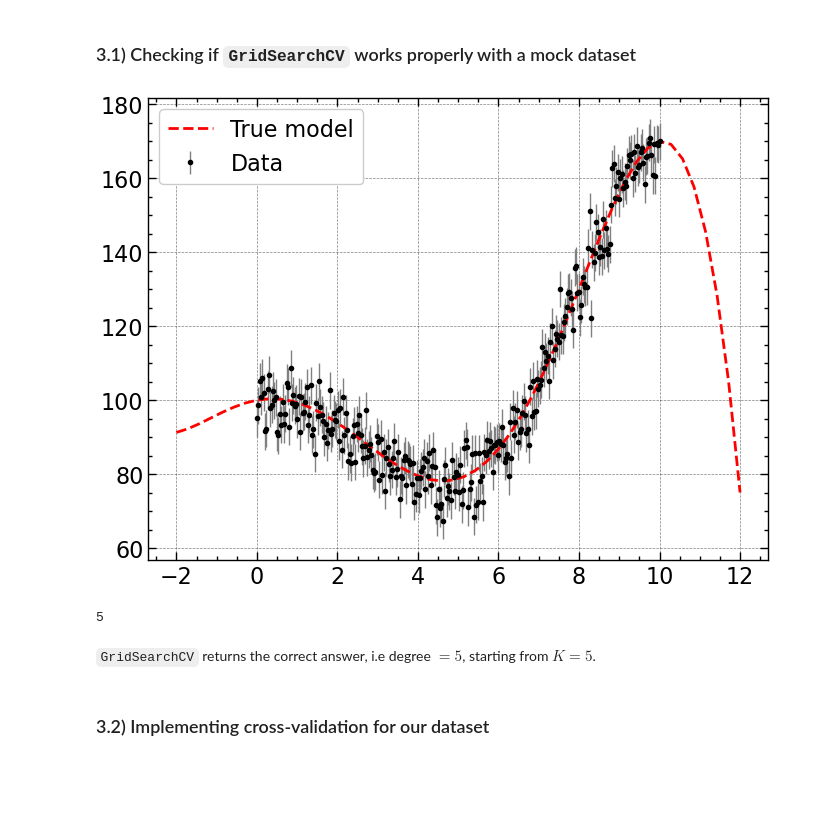
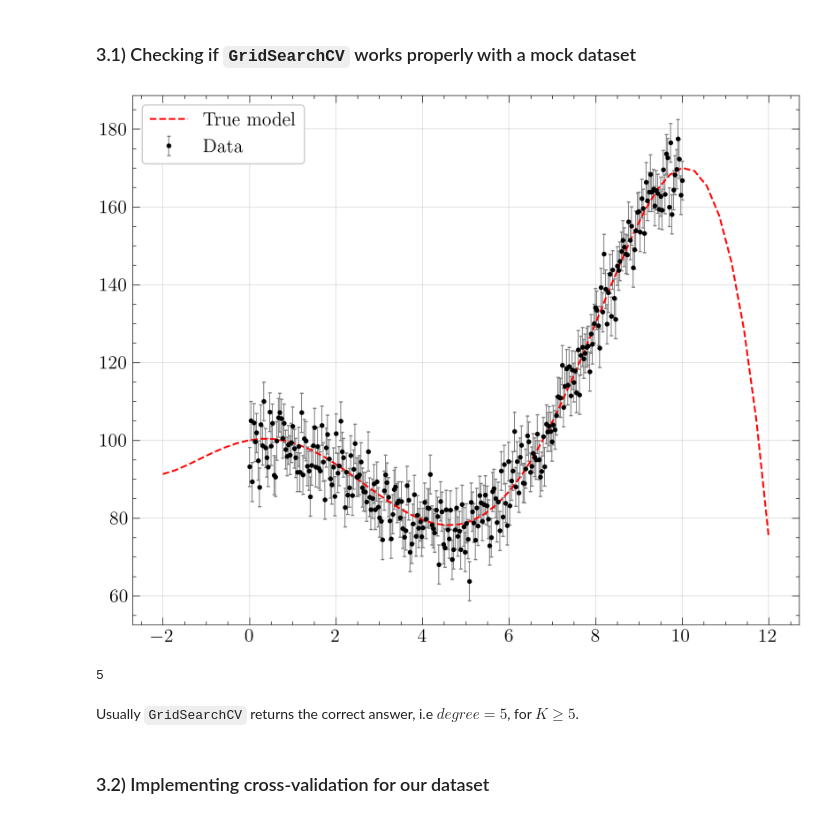
Before and after one commit to M-Bianchi/astrostatistics_bicocca_2024, a Jupyter notebook: working/W15_supernovae.ipynb, the cells around one changed output. Drawn from its saved outputs; the diff is of its cells as text; code cells hidden in the pictures; blank space fills up the shorter version.

```diff
--- a/working/W15_supernovae.ipynb
+++ b/working/W15_supernovae.ipynb
@@ -1,14 +1,19 @@
 # %%
 import numpy as np
 import matplotlib.pyplot as plt
+from sklearn.model_selection import GridSearchCV
 from sklearn.linear_model import LinearRegression
 from astroML.linear_model import PolynomialRegression
-from sklearn.model_selection import GridSearchCV
+from astroML.linear_model import BasisFunctionRegression
+from astroML.linear_model import NadarayaWatson
+from sklearn.model_selection import learning_curve
 
 from IPython.display import display, Latex
 
-import scienceplots
-plt.style.use(['science', 'notebook', 'grid'])
+%matplotlib inline
+%config InlineBackend.figure_format='retina'
+#!pip install git+https://github.com/M-Bianchi/My_matplotlib_style
+plt.style.use('mystyle')
 # %% [output]
 WARNING (theano.tensor.blas): Using NumPy C-API based implementation for BLAS functions.
 # %% [markdown]
@@ -125,18 +130,19 @@ Higher-degree polynomials fit the data very well, but then for redshifts larger
 # %%
 def mock_model(x_mock):
     return 100 + 2*x_mock - 2.5*(x_mock**2) - 0.3*(x_mock**3) + 0.16*(x_mock**4) - 0.01*(x_mock**5)
 
 x_mock = np.linspace(0, 10, 300)
 sigma_mock = 5
 y_mock =  mock_model(x_mock) + np.random.normal(0., sigma_mock, len(x_mock))
 y_mock_err = sigma_mock*np.ones(len(x_mock))
 
-plt.errorbar(x_mock, y_mock, y_mock_err, fmt='.k', ecolor='gray', lw=1, label='Data')
+plt.figure(figsize=(10,8))
+plt.errorbar(x_mock, y_mock, y_mock_err, fmt='.k', ecolor='gray', lw=0.7, label='Data')
 x_dense = np.linspace(-2, 12)
 plt.plot(x_dense, mock_model(x_dense), color='red', ls='--', label='True model')
 plt.legend();
 # %% [output]
-[figure, old version]
+[figure, new version]
 # %%
 K = 10
 grid = GridSearchCV(PolynomialRegression(), {'degree': degree_array}, scoring='neg_mean_squared_error', cv= K)
@@ -146,7 +152,7 @@ print(h_opt)
 # %% [output]
 5
 # %% [markdown]
-`GridSearchCV` returns the correct answer, i.e degree $=5$, starting from $K=5$.
+Usually `GridSearchCV` returns the correct answer, i.e $degree =5$, for $K\geq5$.
 # %% [markdown]
 ### 3.2) Implementing cross-validation for our dataset
 # %%
```
Also changed, not shown: parts of 15 cells of this notebook, 4 other files.
